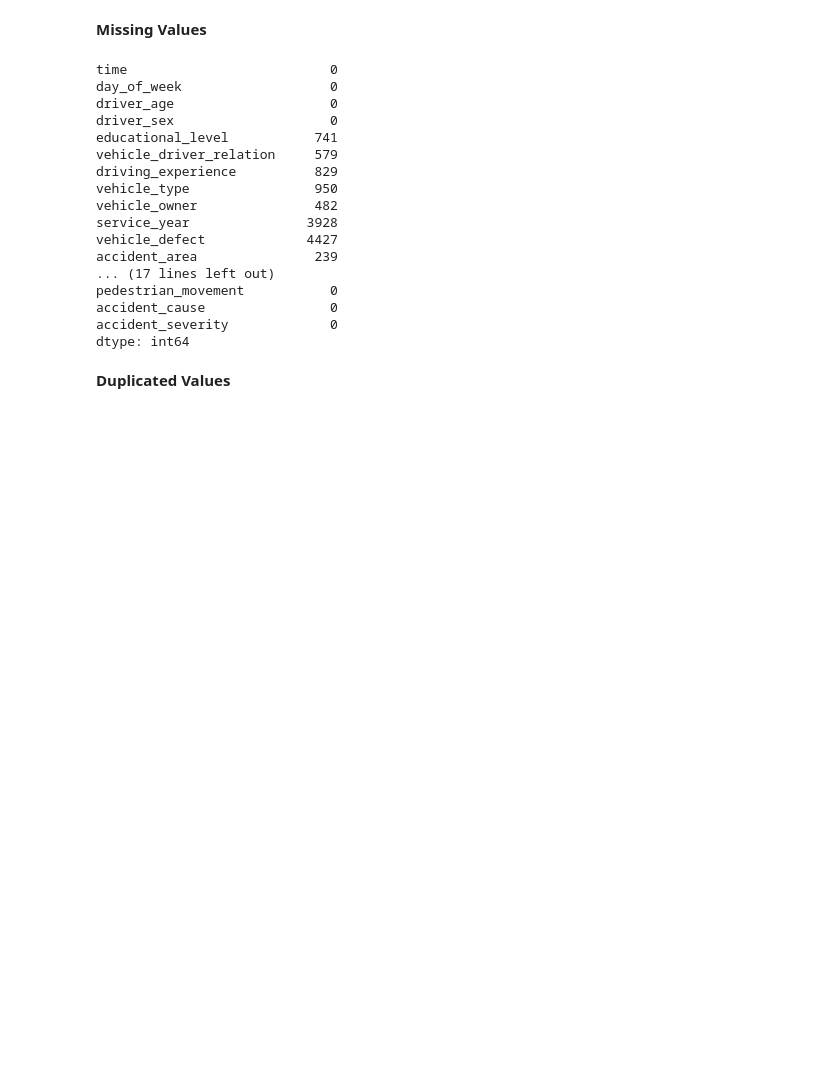
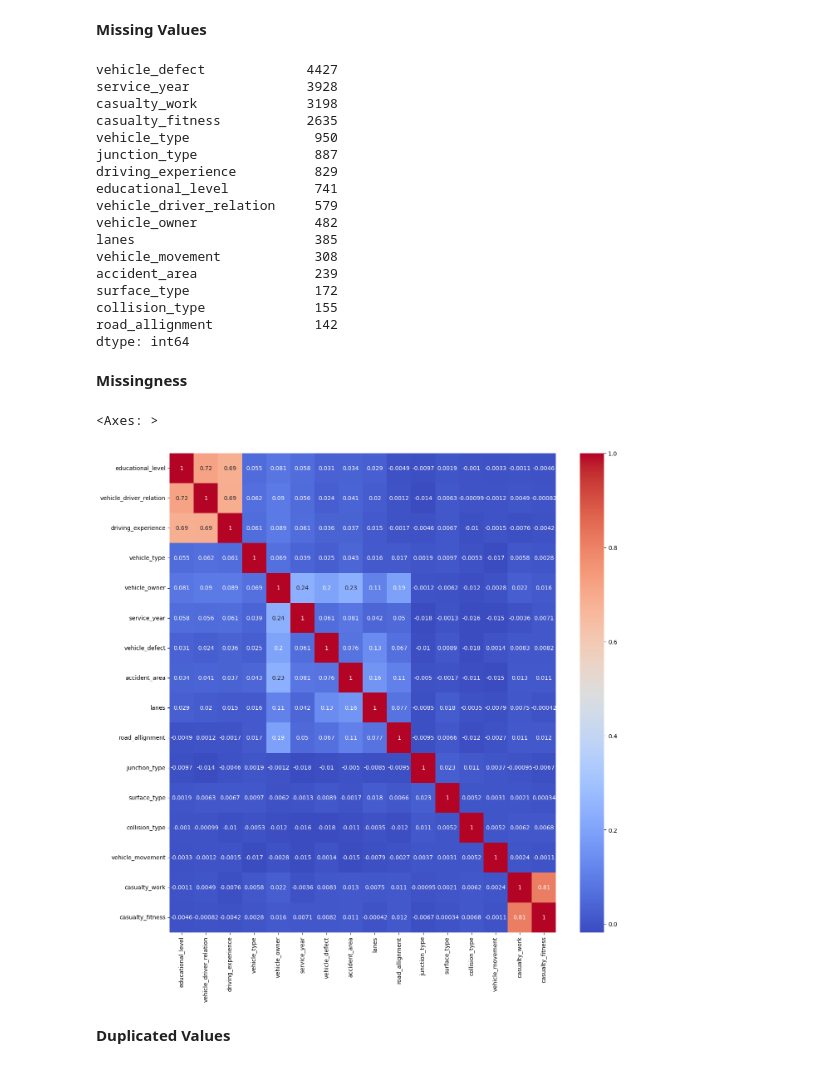
Before and after one commit to Teshager21/accident-analysis-addis_ababa, a Jupyter notebook: accident-analysis-addis_ababa.ipynb, the cells around one changed output. Cells and saved outputs as stored; diff of their text form; code cells hidden in the pictures; blank space fills up the shorter version.

Commit message:
inspect the missigness using heatmap

```diff
--- a/accident-analysis-addis_ababa.ipynb
+++ b/accident-analysis-addis_ababa.ipynb
@@ -163,25 +158,37 @@ df.describe(include=['O']).T
 # %% [markdown]
 <b>Missing Values</b>
 # %%
-df.isna().sum()
+df.isna().sum().sort_values(ascending=False)[df.isna().sum()>0]
 # %% [output]
-time                          0
-day_of_week                   0
-driver_age                    0
-driver_sex                    0
+vehicle_defect             4427
+service_year               3928
+casualty_work              3198
+casualty_fitness           2635
+vehicle_type                950
+junction_type               887
+driving_experience          829
 educational_level           741
 vehicle_driver_relation     579
-driving_experience          829
-vehicle_type                950
 vehicle_owner               482
-service_year               3928
-vehicle_defect             4427
+lanes                       385
+vehicle_movement            308
 accident_area               239
-... (17 lines left out)
-pedestrian_movement           0
-accident_cause                0
-accident_severity             0
+surface_type                172
+collision_type              155
+road_allignment             142
 dtype: int64
+# %% [markdown]
+<b>Missingness</b>
+# %%
+missingness=df.isnull().astype(int)
+missingness=missingness.loc[:,(missingness.sum(axis=0)>0)]
+correlation_matrix=missingness.corr()
+# Increase plot size
+plt.figure(figsize=(15, 15))
+sns.heatmap(correlation_matrix ,annot=True,cmap='coolwarm')
+# %% [output]
+<Axes: >
+[figure, added]
 # %% [markdown]
 <b>Duplicated Values</b>
 # %%
```
Also changed, not shown: parts of 3 cells of this notebook.
